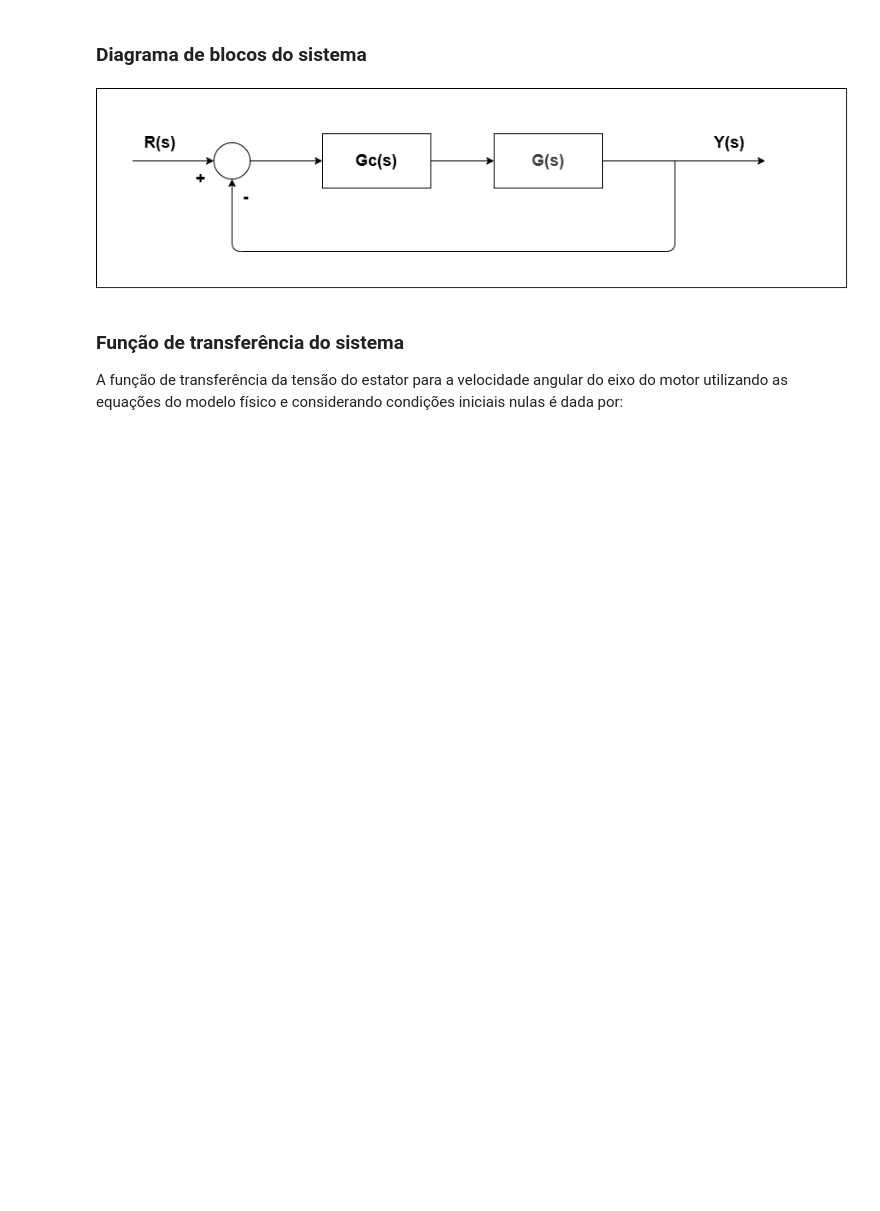
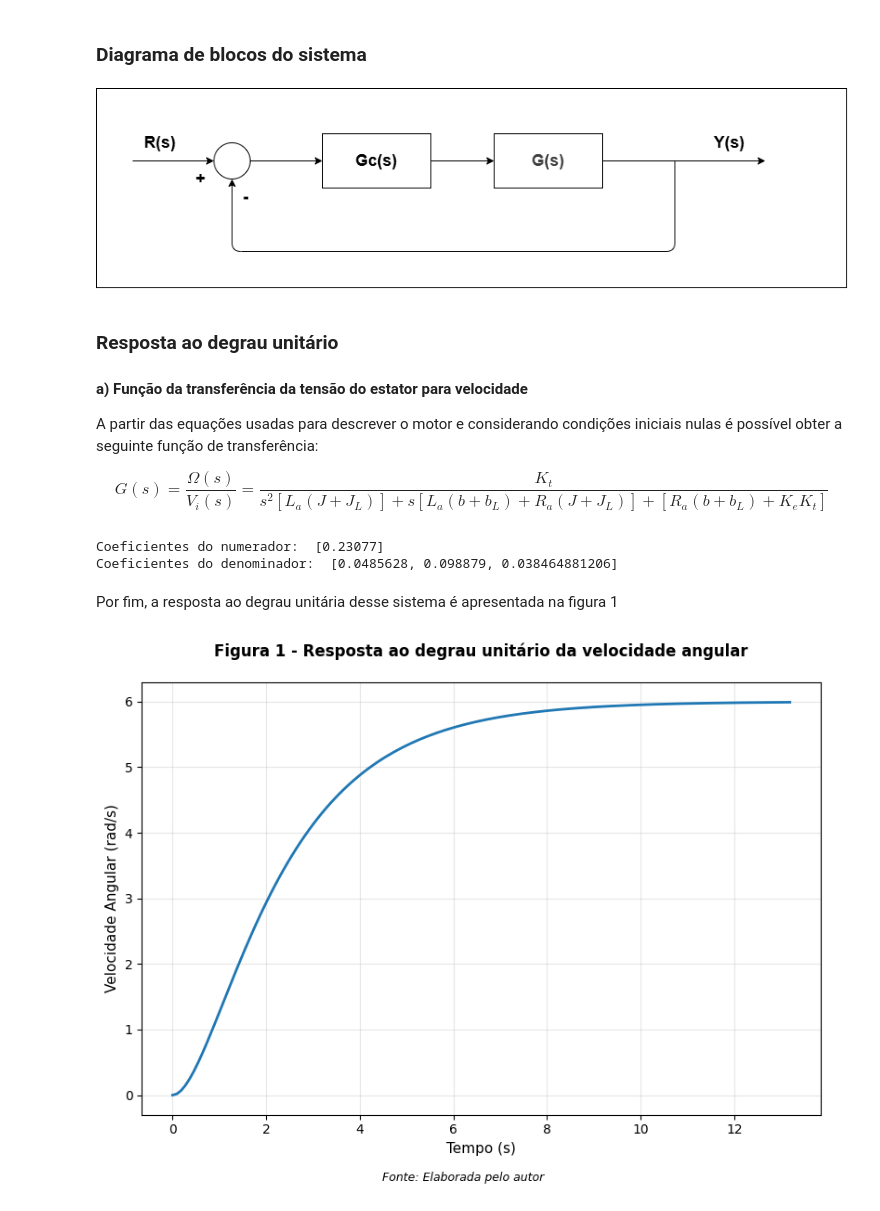
Before and after one commit to PHM-araujo/DCC-motor-control, a Jupyter notebook: relatorio.ipynb, the cells around one changed output. Cells and saved outputs as stored; diff of their text form; code cells hidden in the pictures; blank space fills up the shorter version.

```diff
--- a/relatorio.ipynb
+++ b/relatorio.ipynb
@@ -13,4 +7,15 @@ import matplotlib.pyplot as plt
 import numpy as np
 from IPython.display import Image
 
-# funções necessárias
+# funções auxiliares
+def print_graph(t, y, title, xlabel, ylabel, fig_number=1, source="Elaborada pelo autor"):
+    plt.figure(figsize=(8, 6))
+    plt.plot(t, y, linewidth=2)
+    plt.title(f"Figura {fig_number} - {title}", fontsize=12, fontweight='bold', pad=20)
+    plt.xlabel(xlabel, fontsize=11)
+    plt.ylabel(ylabel, fontsize=11)
+    plt.grid(True, alpha=0.3)
+    fig = plt.gcf()
+    fig.text(0.5, 0.01, f"Fonte: {source}", fontsize=9, style='italic', ha='center')
+    plt.tight_layout(rect=[0, 0.03, 1, 1])
+    plt.show()
@@ -53,6 +64,16 @@ Os parâmetros do motor são apresentados na tabela a seguir:
 | $K_e$ | constante construtiva | 0,0055678 $'.s/rad$ |
 | $K_{\tau}$ | constante construtiva | 0,23077 $N.m/A$ |
 | $b_L$ | amort. rotacional carga | 0,0169 $N.m.s/rad$ |
+# %%
+
+la = 1.3 # indutância de armadura (H)
+ra = 2.0 # resistência de armadura (ohms)
+j = 0.0013 # momento de inércia (kg.m^2)
+b = 0.00169 # amortecimento MCC (N.m.s/rad)
+jl = 0.036056 # momento de inércia da carga (kg.m^2)
+ke = 0.0055678 # constante construtiva (N.m/A)
+kt = 0.23077 # constante construtiva (N.m/A)
+bl = 0.0169 # amortecimento rotacional da carga (N.m.s/rad)
 # %% [markdown]
 ### Diagrama de blocos do sistema
 # %%
@@ -60,6 +81,31 @@ Image(filename='figs/diagrama_de_blocos.drawio.png')
 # %% [output]
 [figure]
 # %% [markdown]
-### Função de transferência do sistema
+### Resposta ao degrau unitário
 
-A função de transferência da tensão do estator para a velocidade angular do eixo do motor utilizando as equações do modelo físico e considerando condições iniciais nulas é dada por:
+#### a) Função da transferência da tensão do estator para velocidade
+
+A partir das equações usadas para descrever o motor e considerando condições iniciais nulas é possível obter a seguinte função de transferência:
+
+$$
+G(s) = \frac{\Omega(s)}{V_i(s)} = \frac{K_t}{s^2[L_a(J + J_L)] + s[L_a(b + b_L) + R_a(J + J_L)] + [R_a(b + b_L) + K_eK_t]}
+$$
+# %%
+coef_num_1 = [kt]
+coef_denom_1 = [la*(j + jl), la*(b + bl) + ra*(j + jl), ra*(b + bl) + ke*kt]
+
+print("Coeficientes do numerador: ", coef_num_1)
+print("Coeficientes do denominador: ", coef_denom_1)
+# %% [output]
+Coeficientes do numerador:  [0.23077]
+Coeficientes do denominador:  [0.0485628, 0.098879, 0.038464881206]
+# %% [markdown]
+Por fim, a resposta ao degrau unitária desse sistema é apresentada na figura 1
+# %%
+G_1 = ct.tf(coef_num_1, coef_denom_1)
+# print("Função de transferência G(s):")
+# print(G)
+t, y =  ct.step_response(G_1)
+print_graph(t, y, "Resposta ao degrau unitário da velocidade angular", "Tempo (s)", "Velocidade Angular (rad/s)")
+# %% [output]
+[figure, added]
```
Also changed, not shown: parts of 9 cells of this notebook.
